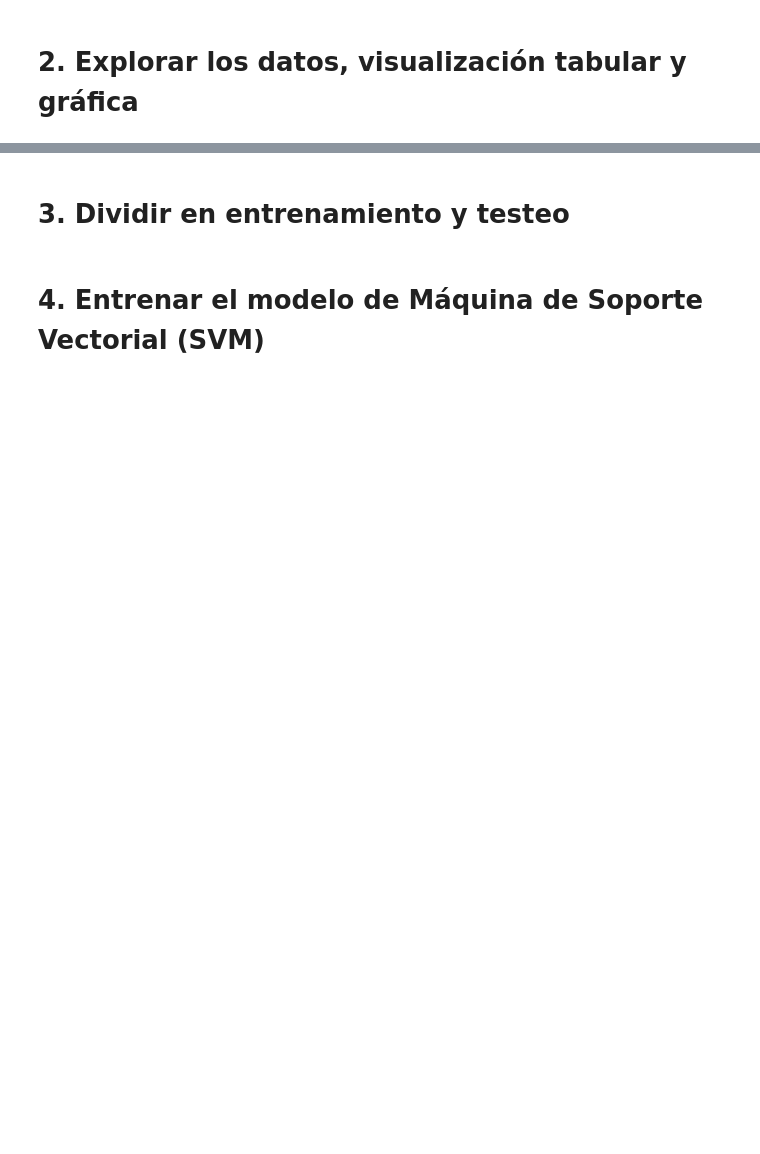
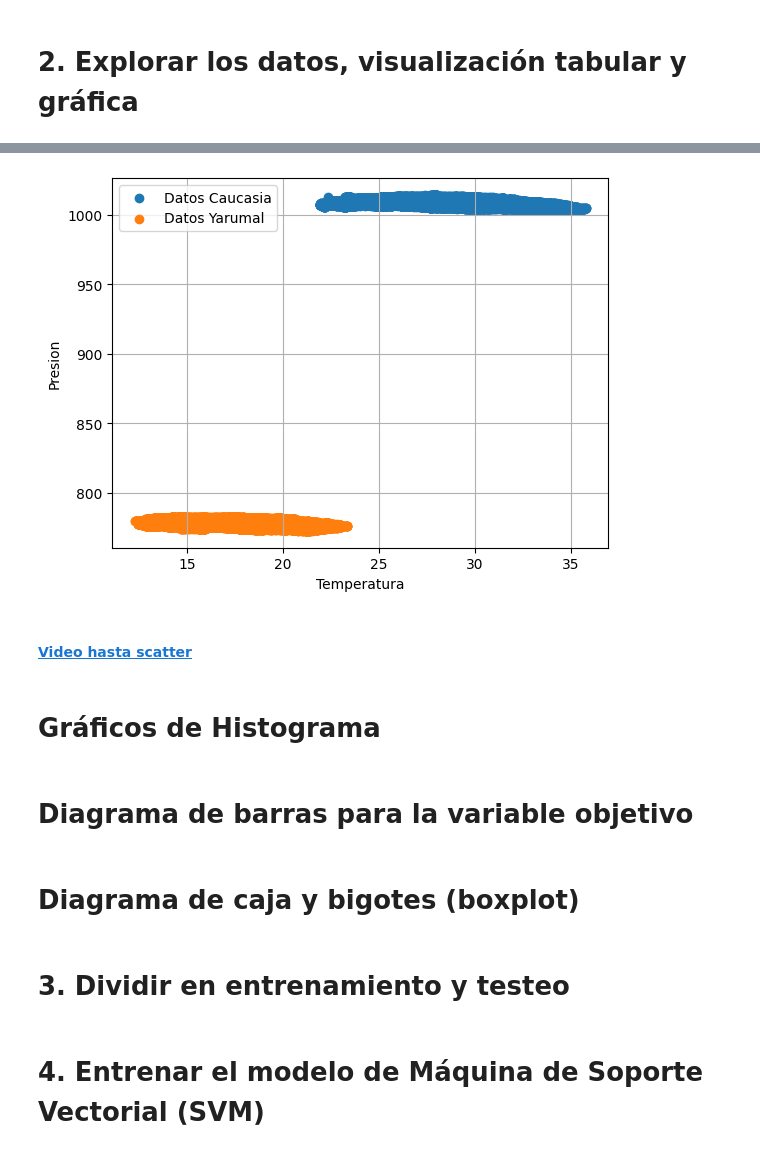
Before and after one commit to marco-canas/cumplea-os_oficina_docentes, a Jupyter notebook: ponencia_sena_obtencion_visualizacion_modelacion_AMSC/1_clasificacion.ipynb, the cells around one changed output, grey strips where cells are left out. Drawn from its saved outputs; the diff is of its cells as text; code cells hidden in the pictures; blank space fills up the shorter version.

```diff
--- a/ponencia_sena_obtencion_visualizacion_modelacion_AMSC/1_clasificacion.ipynb
+++ b/ponencia_sena_obtencion_visualizacion_modelacion_AMSC/1_clasificacion.ipynb
@@ -293,8 +365,7 @@ plt.show()
 # %%
 import pandas as pd
 
-url = 'https://raw.githubusercontent.com/marco-canas/didactica_ciencia_datos/main/1_unidad_didac/3_clasificacion/datos_caucasia_yarumal_temperatura_presion_humedad_relativa__agosto_octubre_2023-10-31.csv'
-
+url = 'https://raw.githubusercontent.com/marco-canas/jovenes_investigadores/main/datos_caucasia_yarumal_temperatura_presion_humedad_relativa__agosto_octubre_2023-10-31.csv'
 caucasia = pd.read_csv(url)
 # %%
 caucasia
@@ -332,0 +419,3 @@ caucasia
+# %%
+X = caucasia[['temperatura', 'presion']]
+X
@@ -332,0 +436,4 @@ caucasia
+# %%
+import numpy as np
+y = (caucasia.nombre_completo == 'UdeA Caucasia').values.astype(np.int64)
+y
@@ -391,2 +527,24 @@ plt.show()
+# %%
+import matplotlib.pyplot as plt
+
+plt.scatter(X.temperatura[y == 1], X.presion[y==1], label = 'Datos Caucasia')
+plt.scatter(X.temperatura[y == 0], X.presion[y==0], label = 'Datos Yarumal')
+plt.legend()
+plt.xlabel('Temperatura')
+plt.ylabel('Presion')
+plt.grid()
+
+plt.savefig('las_dos_clases_a_separar.png')
+plt.show()
+# %% [output]
+[figure, added]
+# %% [markdown]
+#### [Video hasta scatter]()
+# %% [markdown]
+# Gráficos de Histograma
+# %% [markdown]
+# Diagrama de barras para la variable objetivo
+# %% [markdown]
+# Diagrama de caja y bigotes (boxplot)
 # %% [markdown]
 # 3. Dividir en entrenamiento y testeo
```
Also changed, not shown: parts of 102 cells of this notebook, 5 other files.
